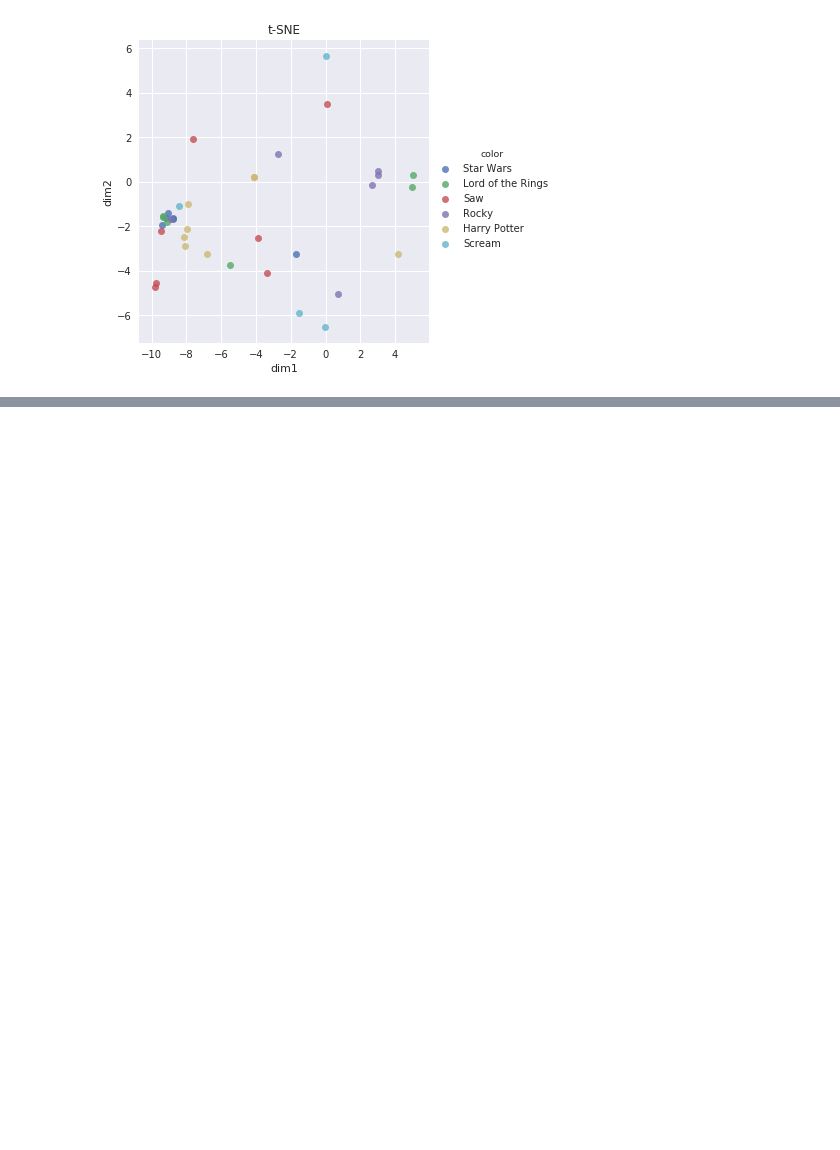
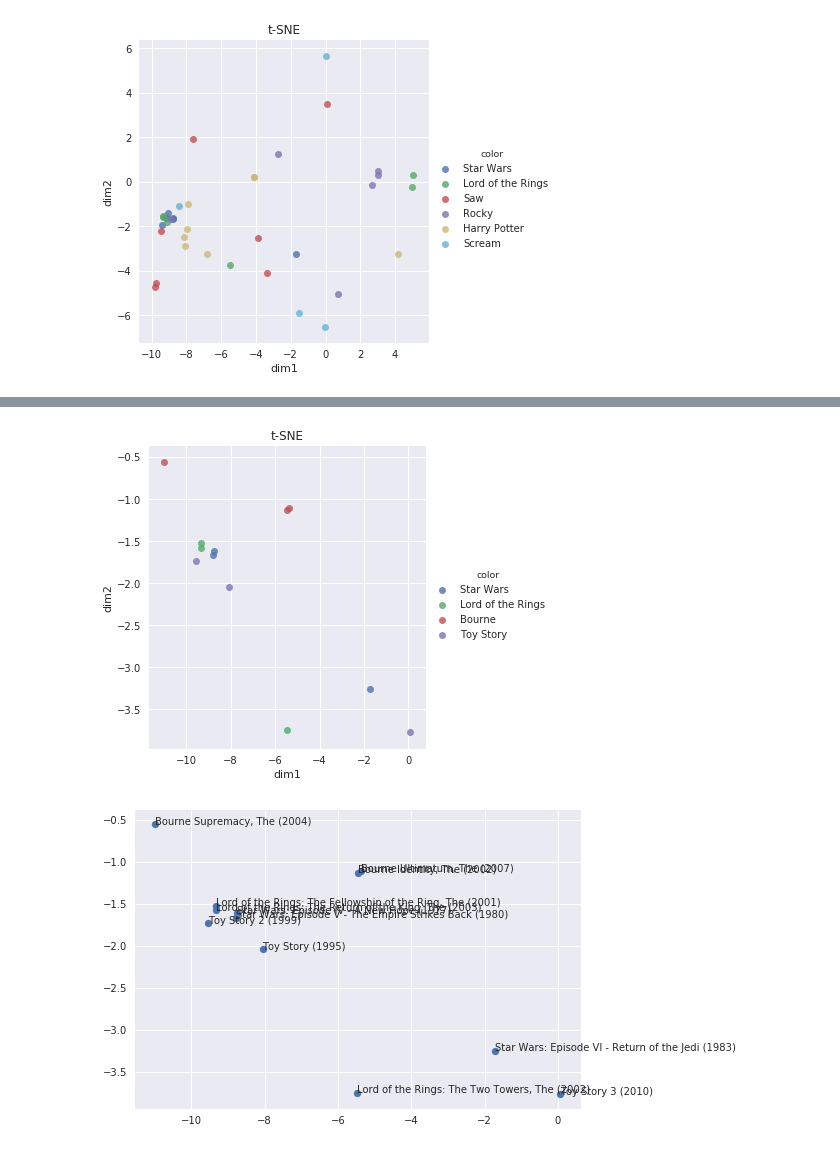
Before and after one commit to DaniSanchezSantolaya/RNN-customer-behavior, a Jupyter notebook: src/Analysis_embeddings_trained_jointly.ipynb, the cells around one changed output, grey strips where cells are left out. Cells and saved outputs as stored; diff of their text form; code cells hidden in the pictures; blank space fills up the shorter version.

```diff
--- a/src/Analysis_embeddings_trained_jointly.ipynb
+++ b/src/Analysis_embeddings_trained_jointly.ipynb
@@ -900,0 +931,46 @@ plt.show()
+# %%
+seq1_movies = ['6016', '58559', '2959'] # 69 ocurrences (Fight Club (1999), City of God (Cidade de Deus) (2002), Dark Knight, The (2008))
+seq2_movies = ['260', '1196', '1210'] # 439 ocurrences (Star wars)
+seq3_movies = ['4993', '7153', '5952'] # 1435 ocurrences (Lord of the rings)
+seq4_movies = ['5418', '8665', '54286'] # 372 ocurrences (Bourne)
+seq5_movies = ['113278', '110553', '102154'] #(Batman, superman, spiderman)
+seq6_movies = ['1', '3114', '78499'] #(Toy Story)
+seq7_movies = ['2571', '6365', '6934'] #(Matrix)
+
+
+df_tsne['freq_seq'] = 'Null'
+df_tsne.loc[df_tsne.movie_id.isin(seq1_movies), 'freq_seq'] = 'Frequent sequence 1'
+df_tsne.loc[df_tsne.movie_id.isin(seq2_movies), 'freq_seq'] = 'Star Wars'
+df_tsne.loc[df_tsne.movie_id.isin(seq3_movies), 'freq_seq'] = 'Lord of the Rings'
+df_tsne.loc[df_tsne.movie_id.isin(seq4_movies), 'freq_seq'] = 'Bourne'
+df_tsne.loc[df_tsne.movie_id.isin(seq5_movies), 'freq_seq'] = 'Batman, superman, spiderman'
+df_tsne.loc[df_tsne.movie_id.isin(seq6_movies), 'freq_seq'] = 'Toy Story'
+# %%
+# Using the tsne with all the data
+n_samples = 40
+df_show1 = df_tsne[df_tsne.freq_seq == 'Frequent sequence 1'].sample(n=3)
+df_show2 = df_tsne[df_tsne.freq_seq == 'Star Wars'].sample(n=3)
+df_show3 = df_tsne[df_tsne.freq_seq == 'Lord of the Rings'].sample(n=3)
+df_show4 = df_tsne[df_tsne.freq_seq == 'Bourne'].sample(n=3)
+df_show5 = df_tsne[df_tsne.freq_seq == 'Batman, superman, spiderman'].sample(n=3)
+df_show6 = df_tsne[df_tsne.freq_seq == 'Toy Story'].sample(n=3)
+df_show = pd.concat([df_show2 ,df_show3, df_show4, df_show6])
+
+
+df_plot = pd.DataFrame(dict(dim1=df_show['x'], dim2=df_show['y'], color=df_show['freq_seq']))
+ax = sns.lmplot('dim1', 'dim2', data=df_plot, hue='color', fit_reg=False)
+plt.title('t-SNE')
+plt.show()
+
+fig = plt.figure()
+ax = fig.add_subplot(1, 1, 1)
+
+ax.scatter(df_show['x'], df_show['y'])
+
+for i, txt in enumerate(df_show['title']):
+    ax.annotate(txt, (df_show['x'].iloc[i], df_show['y'].iloc[i]), fontsize=10)
+fig.savefig('scatter_annotations.png')
+plt.show()
+# %% [output]
+[figure, added]
+[figure, added]
```
Also changed, not shown: parts of 27 cells of this notebook, 8 other files.
